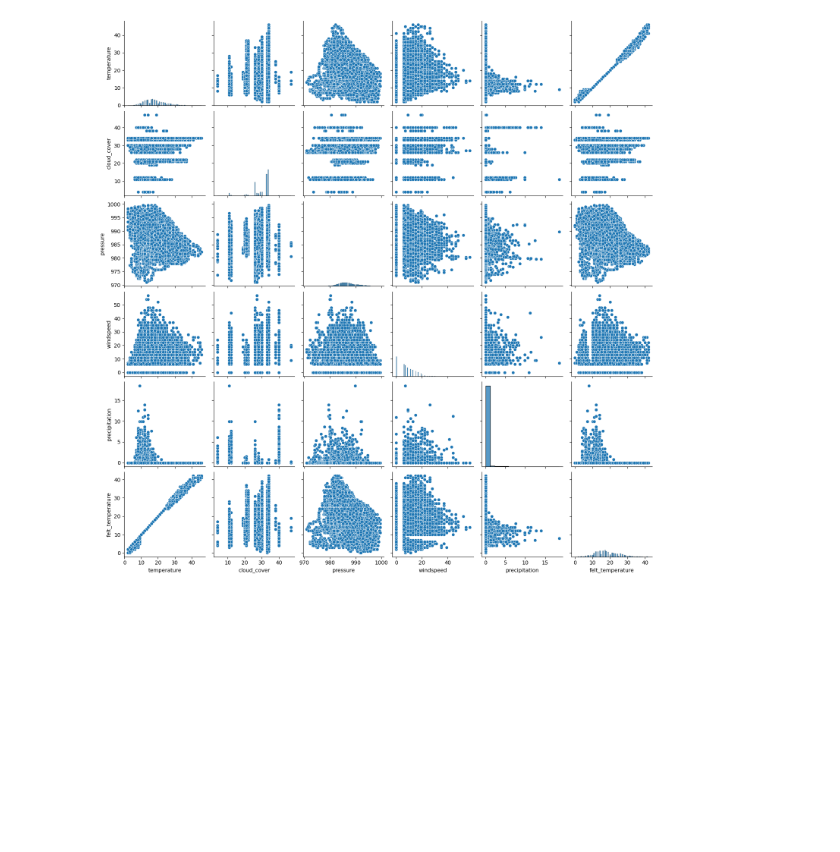
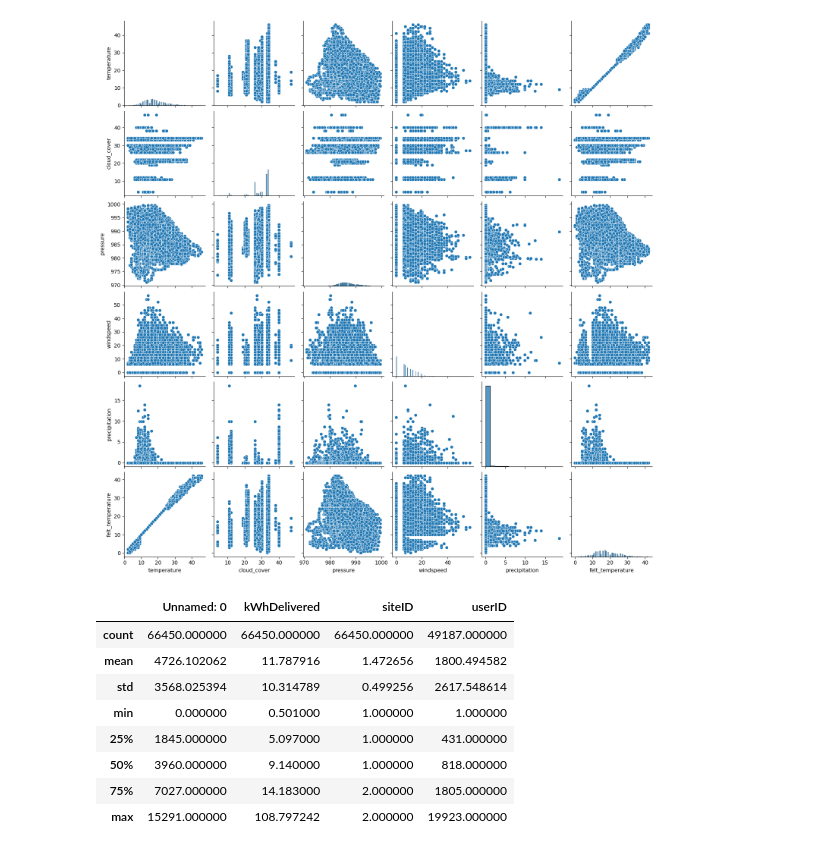
Before and after one commit to AnalyticsAvengers/AA_Project, a Jupyter notebook: PROJECT 1/01_Data_Preparation.ipynb, the cells around one changed output. Drawn from its saved outputs; the diff is of its cells as text; code cells hidden in the pictures; blank space fills up the shorter version.

```diff
--- a/01_Data_Preparation.ipynb
+++ b/PROJECT 1/01_Data_Preparation.ipynb
@@ -201,3 +210,15 @@ sns.pairplot(df)
 plt.show()
 # %% [output]
 [figure]
+# %%
+df.describe()
+# %% [output]
+|  | Unnamed: 0 | kWhDelivered | siteID | userID |
+| count | 66450.000000 | 66450.000000 | 66450.000000 | 49187.000000 |
+| mean | 4726.102062 | 11.787916 | 1.472656 | 1800.494582 |
+| std | 3568.025394 | 10.314789 | 0.499256 | 2617.548614 |
+| min | 0.000000 | 0.501000 | 1.000000 | 1.000000 |
+| 25% | 1845.000000 | 5.097000 | 1.000000 | 431.000000 |
+| 50% | 3960.000000 | 9.140000 | 1.000000 | 818.000000 |
+| 75% | 7027.000000 | 14.183000 | 2.000000 | 1805.000000 |
+| max | 15291.000000 | 108.797242 | 2.000000 | 19923.000000 |
```
Also changed, not shown: parts of 3 cells of this notebook, 1 other file.
